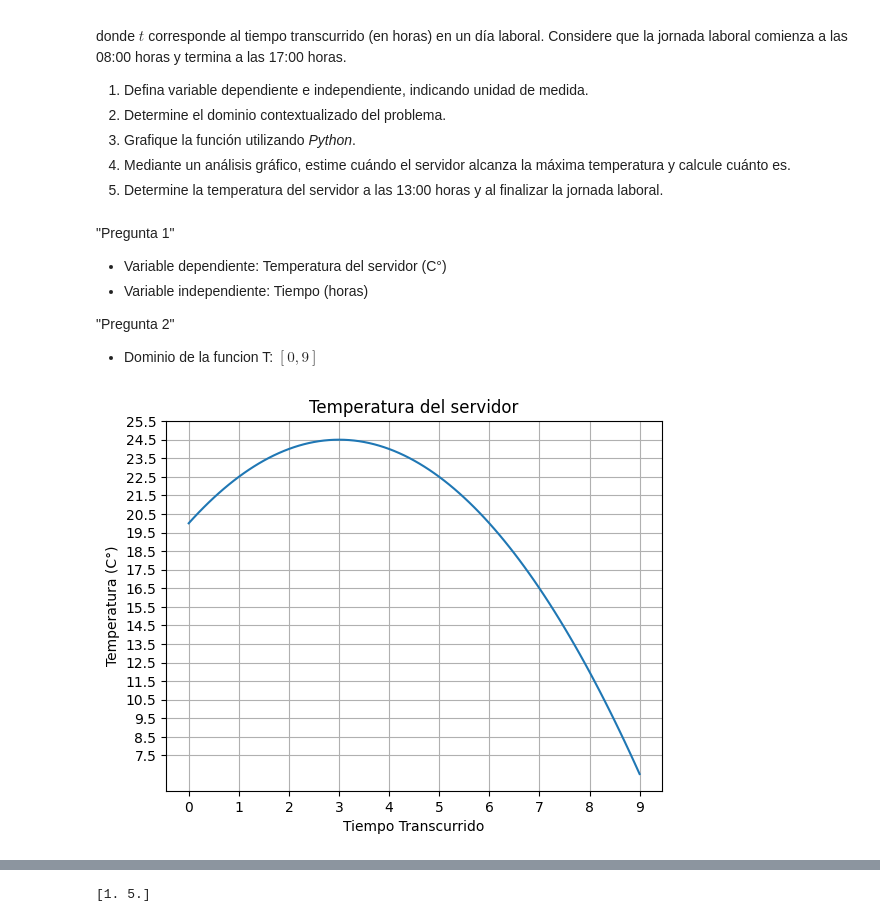
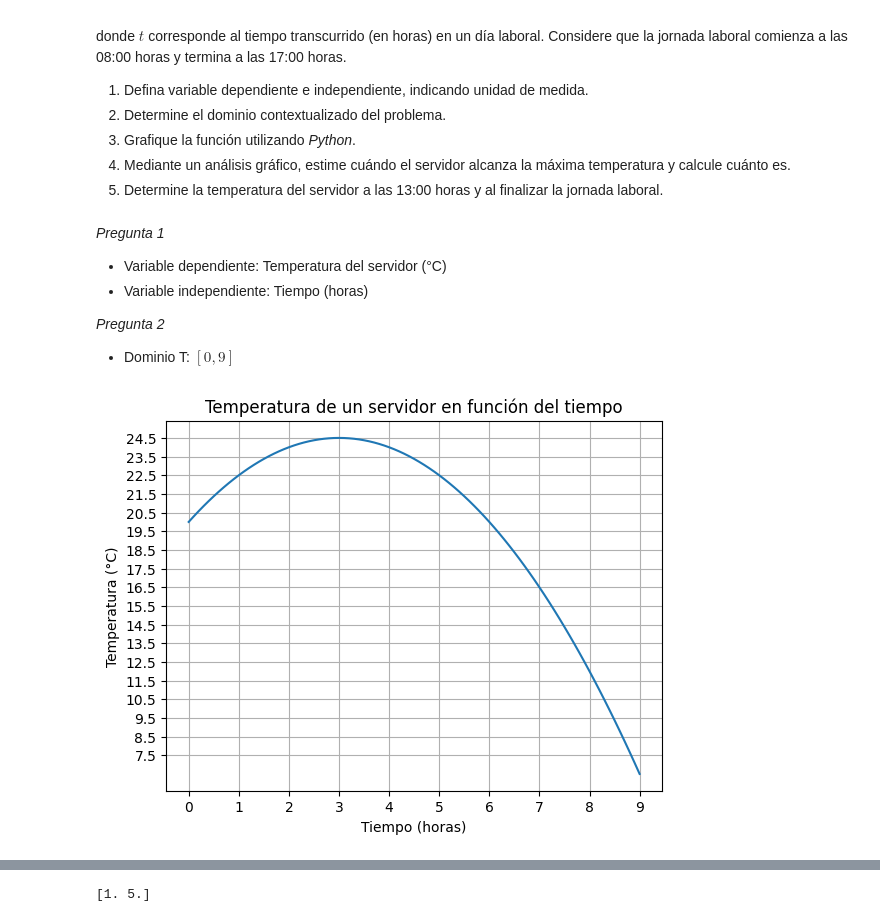
Before and after one commit to nicolasandovalm-svg/ejerciciosPython2026, a Jupyter notebook: Matematica Aplicada/G1_Funciones.ipynb, the cells around one changed output, grey strips where cells are left out. Cells and saved outputs as stored; diff of their text form; code cells hidden in the pictures.

```diff
--- a/Matematica Aplicada/G1_Funciones.ipynb
+++ b/Matematica Aplicada/G1_Funciones.ipynb
@@ -84,31 +127,31 @@ donde $t$ corresponde al tiempo transcurrido (en horas) en un día laboral. Cons
 4.  Mediante un análisis gráfico, estime cuándo el servidor alcanza la máxima temperatura y calcule cuánto es.
 5.  Determine la temperatura del servidor a las 13:00 horas y al finalizar la jornada laboral.
 # %% [markdown]
-"Pregunta 1"
-* Variable dependiente: Temperatura del servidor (C°)
+*Pregunta 1*
+* Variable dependiente: Temperatura del servidor (°C)
 * Variable independiente: Tiempo (horas)
 
-"Pregunta 2"
-* Dominio de la funcion T: $[0,9]$
+*Pregunta 2*
+* Dominio T: $[0,9]$
 # %%
-#Librerías para graficar
 import matplotlib.pyplot as plt
 import numpy as np
 
 #Tener la función definida con "def"
 def T(t):
     return -0.5 * t**2 + 3*t + 20
+
 #Se crea un arreglo numérico (Otorga los valores a la  Var indep) np.arange(ini,fin,paso)
 x =np.arange(0,9.1,0.1)
 
 #Graficar:
 plt.plot(x,T(x) )   #plt.plot(x,funcion a graficar(x))
-plt.title('Temperatura del servidor')   #título
-plt.xlabel('Tiempo Transcurrido')      #Eje x
-plt.ylabel('Temperatura (C°)')       #Eje y
+plt.title('Temperatura de un servidor en función del tiempo')   #título
+plt.xlabel('Tiempo (horas)')      #Eje x
+plt.ylabel('Temperatura (°C)')       #Eje y
 plt.xticks(np.arange(0,10,1))
-plt.yticks(np.arange(7.5,26,1))
+plt.yticks(np.arange(7.5,25,1))
 plt.grid()       #Cuadrícula
 plt.show()
 # %% [output]
-[figure, old version]
+[figure, new version]
```
Also changed, not shown: parts of 20 cells of this notebook, 1 other file.
